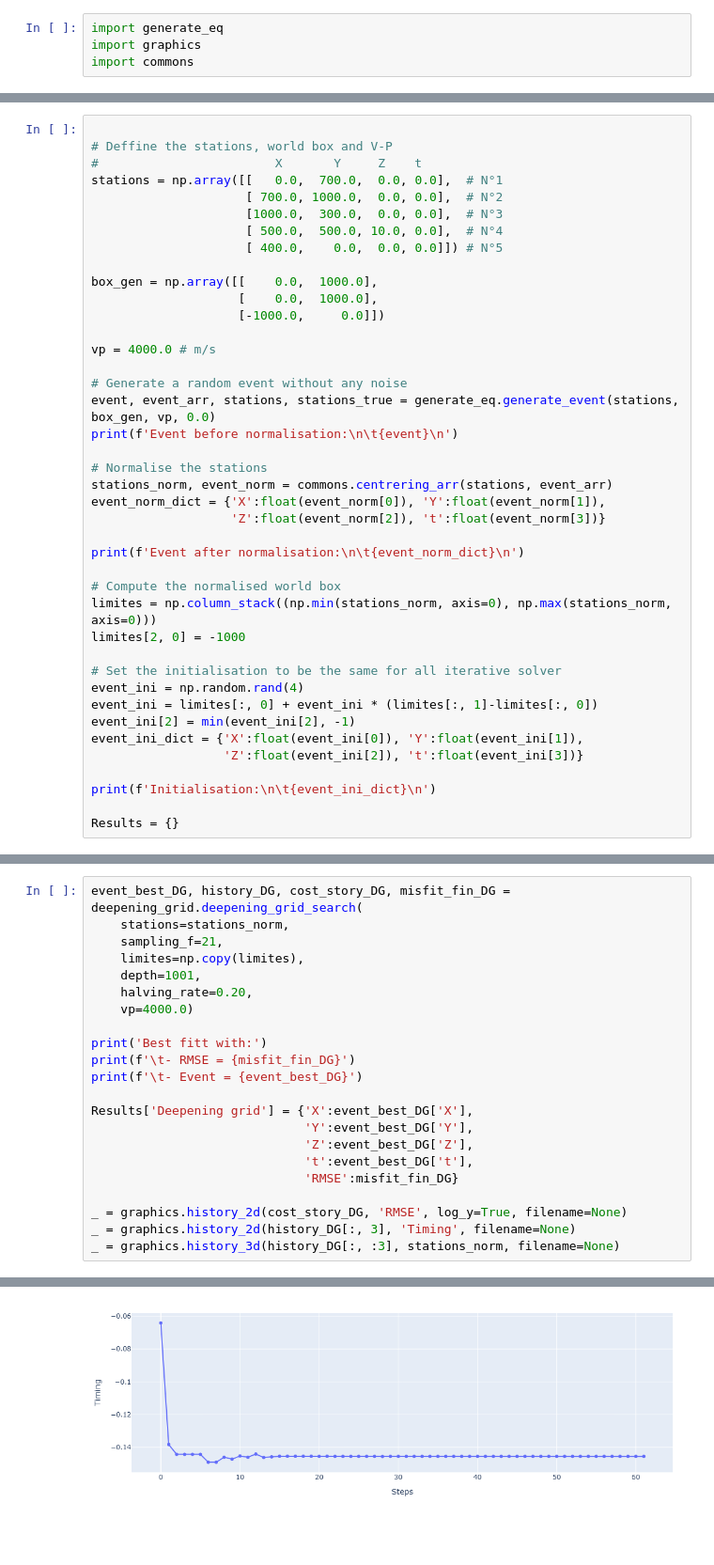
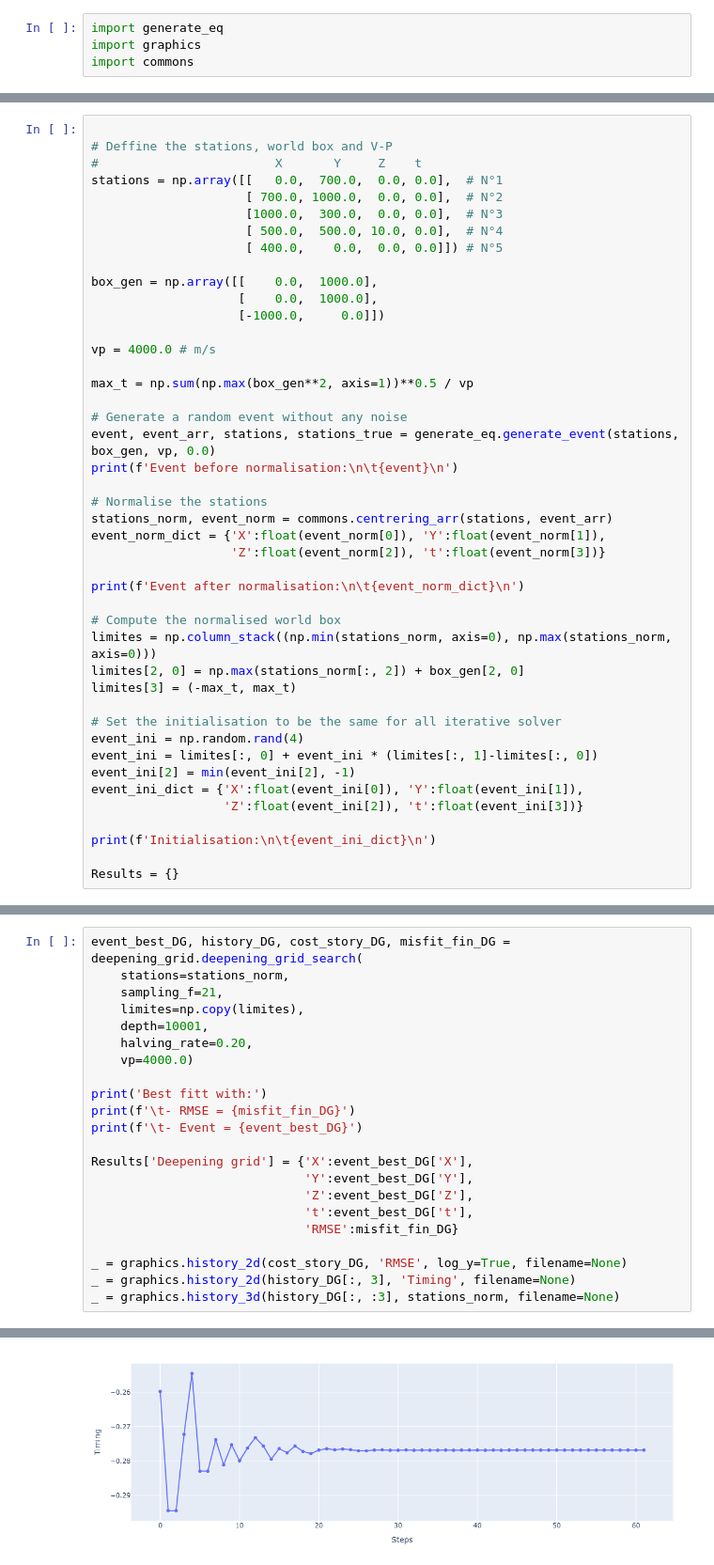
Before and after one commit to MatthieuNougaret/P-wave-earthquake-localisation-toy-box, a Jupyter notebook: python-solvers/demo.ipynb, the cells around one changed output, grey strips where cells are left out. Shown at 94% size. Cells and saved outputs as stored; diff of their text form; blank space fills up the shorter version.

Commit message:
Add MC solver, bug fix in limites (demo.ipynb) and in graphics

```diff
--- a/python-solvers/demo.ipynb
+++ b/python-solvers/demo.ipynb
@@ -27,6 +28,8 @@ box_gen = np.array([[    0.0,  1000.0],
 
 vp = 4000.0 # m/s
 
+max_t = np.sum(np.max(box_gen**2, axis=1))**0.5 / vp
+
 # Generate a random event without any noise
 event, event_arr, stations, stations_true = generate_eq.generate_event(stations, box_gen, vp, 0.0)
 print(f'Event before normalisation:\n\t{event}\n')
@@ -40,7 +43,8 @@ print(f'Event after normalisation:\n\t{event_norm_dict}\n')
 
 # Compute the normalised world box
 limites = np.column_stack((np.min(stations_norm, axis=0), np.max(stations_norm, axis=0)))
-limites[2, 0] = -1000
+limites[2, 0] = np.max(stations_norm[:, 2]) + box_gen[2, 0]
+limites[3] = (-max_t, max_t)
 
 # Set the initialisation to be the same for all iterative solver
 event_ini = np.random.rand(4)
@@ -151,7 +158,7 @@ event_best_DG, history_DG, cost_story_DG, misfit_fin_DG = deepening_grid.deepeni
     stations=stations_norm,
     sampling_f=21,
     limites=np.copy(limites),
-    depth=1001,
+    depth=10001,
     halving_rate=0.20,
     vp=4000.0)
 
@@ -176 +183 @@ Best fitt with:
-[figure, old version]
+[figure, new version]
```
Also changed, not shown: parts of 11 cells of this notebook, 3 other files.
